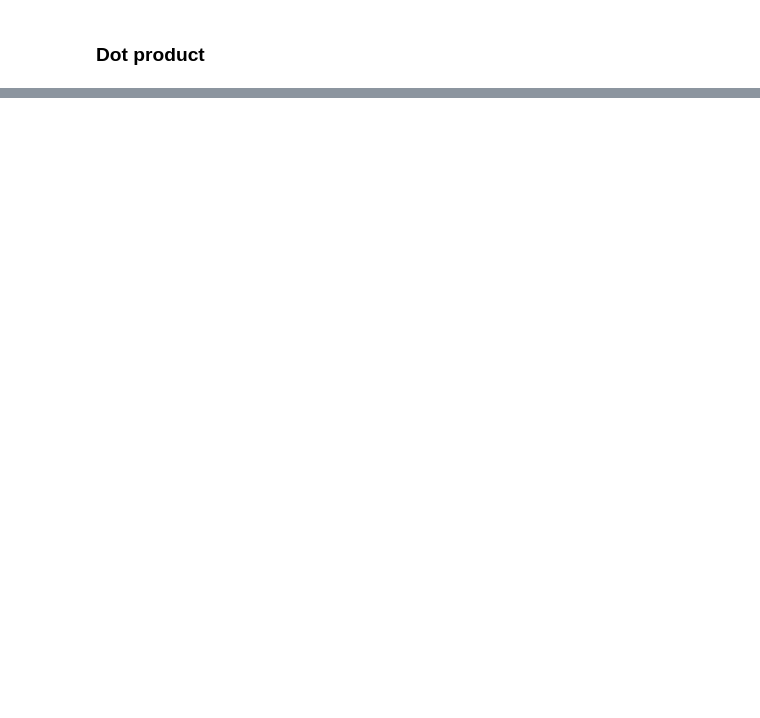
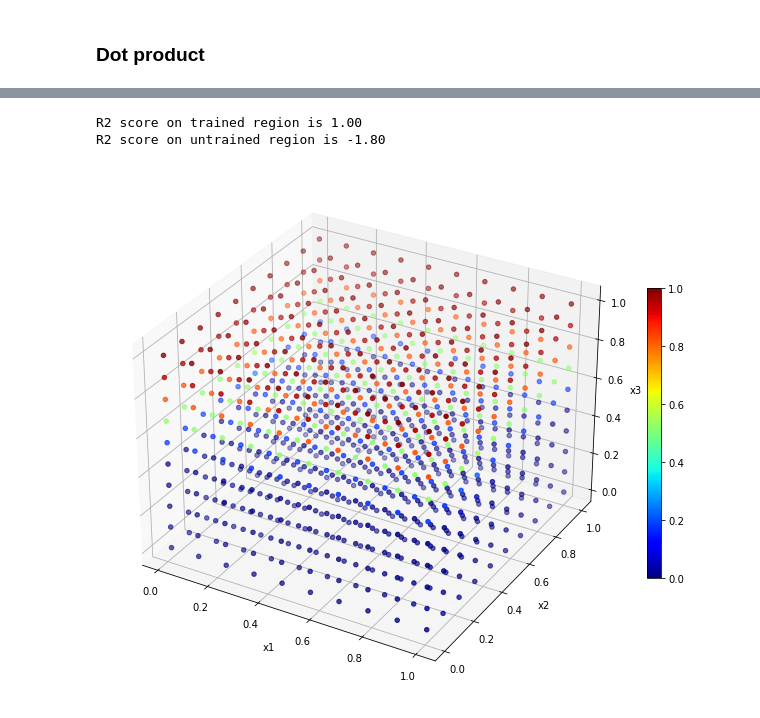
Before and after one commit to priyatarigopula02/compsci-project-3, a Jupyter notebook: analysis.ipynb, the cells around one changed output, grey strips where cells are left out. Saved outputs shown, nothing was run; the diff lists cells and outputs as text; code cells hidden in the pictures; blank space fills up the shorter version.

```diff
--- a/analysis.ipynb
+++ b/analysis.ipynb
@@ -117,0 +144,12 @@ plt.show()
+# %%
+# Define length scale
+ls = 1.
+# Initialize kernel
+kernel = RBF(length_scale=ls)
+# Train
+gpr = GaussianProcessRegressor(kernel=kernel, n_restarts_optimizer=20)
+gpr.fit(X_train, y_train)
+X, y = load_detpep10exp_dataset(n_samples=10, sample_range=(0.01, 1))
+y_pred, y_std = gpr.predict(X, return_std=True)
+# Plot
+plot_3d(X, y_std, vmin=0, vmax=1)
@@ -117,0 +162,23 @@ plt.show()
+# %%
+# Define length scale
+ls = 1.
+# Initialize kernel
+kernel = RBF(length_scale=ls)
+# Train
+gpr = GaussianProcessRegressor(kernel=kernel, n_restarts_optimizer=20)
+gpr.fit(X_train[X_train[:, 2]<0.5, :], y_train[X_train[:, 2]<0.5])
+
+# Score on trained sub-region
+trained_score = gpr.score(X_test[X_test[:, 2]<0.5, : ], y_test[X_test[:, 2]<0.5])
+print('R2 score on trained region is {:.2f}'.format(trained_score))
+# Score on untrained sub-region
+untrained_score = gpr.score(X_test[X_test[:, 2]>=0.5, : ], y_test[X_test[:, 2]>=0.5])
+print('R2 score on untrained region is {:.2f}'.format(untrained_score))
+
+y_pred, y_std = gpr.predict(X, return_std=True)
+# Plot
+plot_3d(X, y_std, vmin=0, vmax=1)
+# %% [output]
+R2 score on trained region is 1.00
+R2 score on untrained region is -1.80
+[figure, added]
```
Also changed, not shown: parts of 20 cells of this notebook, 1 other file.
